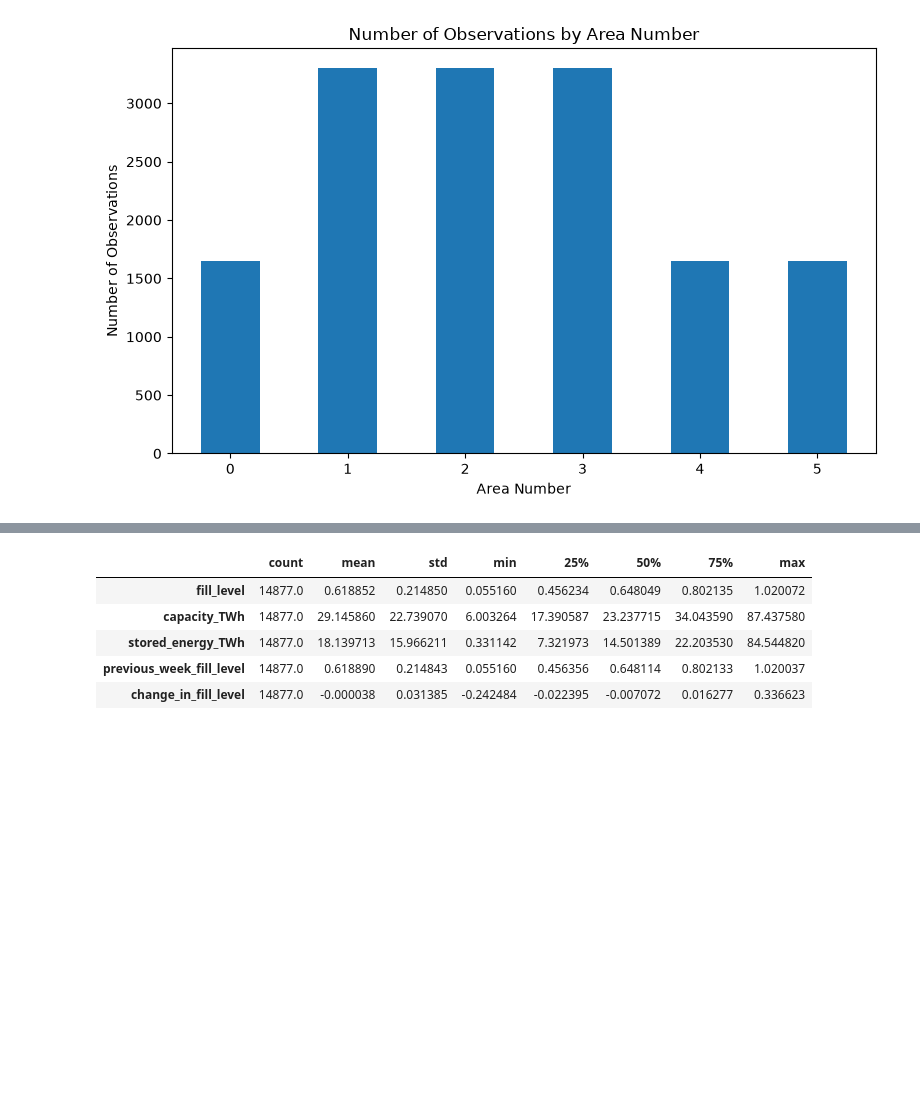
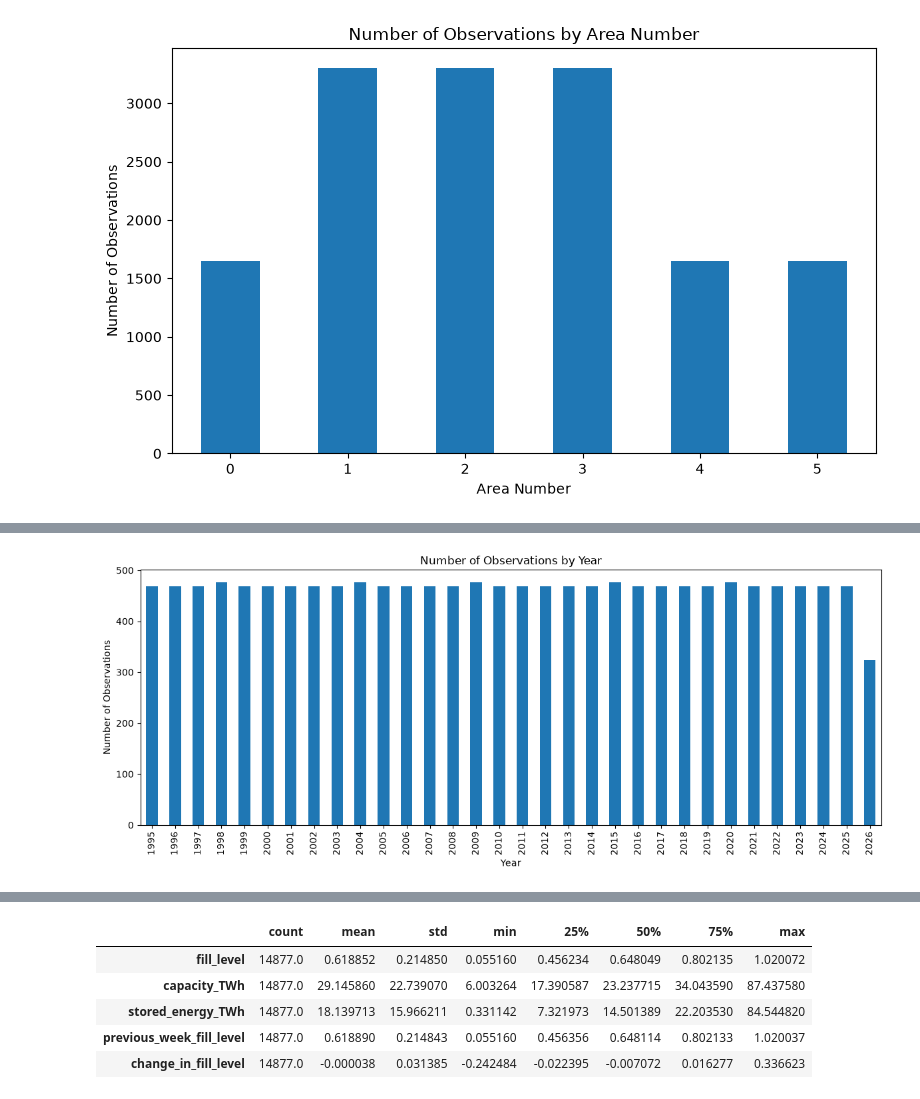
Before and after one commit to Zawaril/ReservoirScope, a Jupyter notebook: ReservoirScope.ipynb, the cells around one changed output, grey strips where cells are left out. Drawn from its saved outputs; the diff is of its cells as text; code cells hidden in the pictures; blank space fills up the shorter version.

```diff
--- a/ReservoirScope.ipynb
+++ b/ReservoirScope.ipynb
@@ -388,0 +421,16 @@ plt.show()
+# %%
+# Plot the number of observations for each year.
+year_counts = reservior_df["year"].value_counts().sort_index()
+
+year_counts.plot(
+    kind="bar",
+    figsize=(12, 5)
+)
+
+plt.title("Number of Observations by Year")
+plt.xlabel("Year")
+plt.ylabel("Number of Observations")
+plt.tight_layout()
+plt.show()
+# %% [output]
+[figure, added]
```
Also changed, not shown: parts of 15 cells of this notebook, 6 other files.
